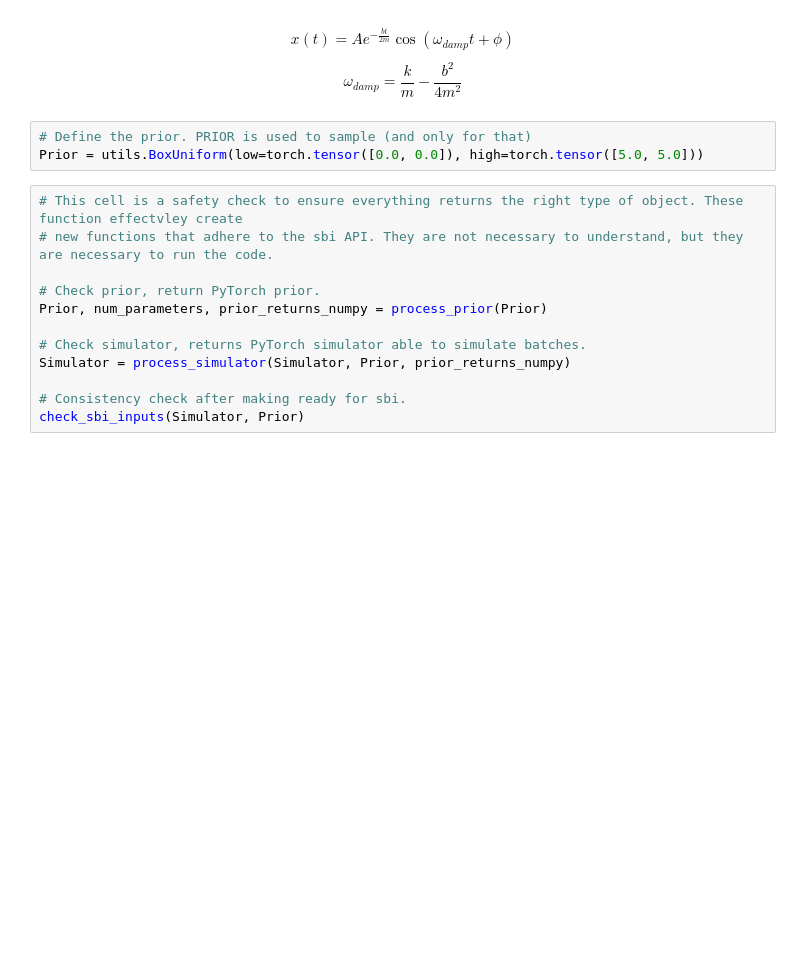
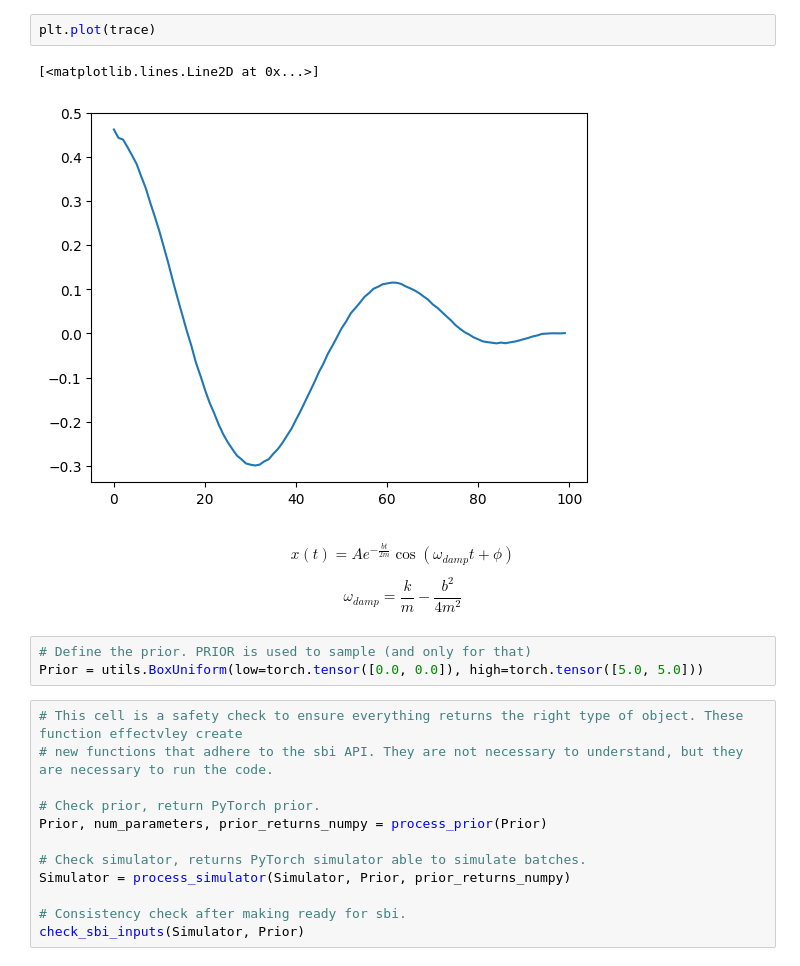
Before and after one commit to jacopocarotenuto/SBI_RedBloodCells, a Jupyter notebook: Jacopo's Experiments/DampenedOscillatore.ipynb, the cells around one changed output. Cells and saved outputs as stored; diff of their text form; blank space fills up the shorter version.

```diff
--- a/Jacopo's Experiments/DampenedOscillatore.ipynb
+++ b/Jacopo's Experiments/DampenedOscillatore.ipynb
@@ -49,3 +136,8 @@ tensor([ 0.8415,  0.8912,  0.9320,  0.9636,  0.9854,  0.9975,  0.9996,  0.9917,
+# %%
+plt.plot(trace)
+# %% [output]
+[<matplotlib.lines.Line2D at 0x...>]
+[figure, added]
 # %% [markdown]
 $$
 x(t) = Ae^{-\frac{bt}{2m}} \cos{(\omega_{damp}t + \phi)}
```
Also changed, not shown: parts of 12 cells of this notebook, 3 other files.
